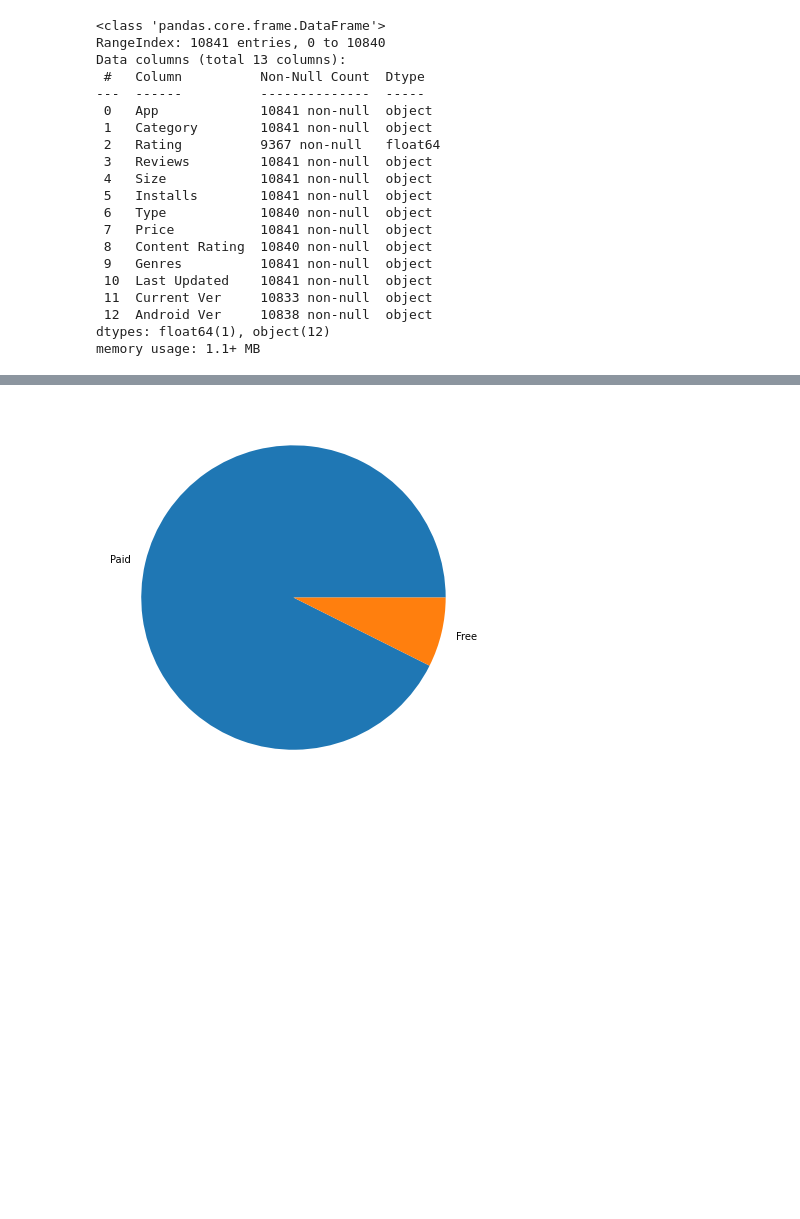
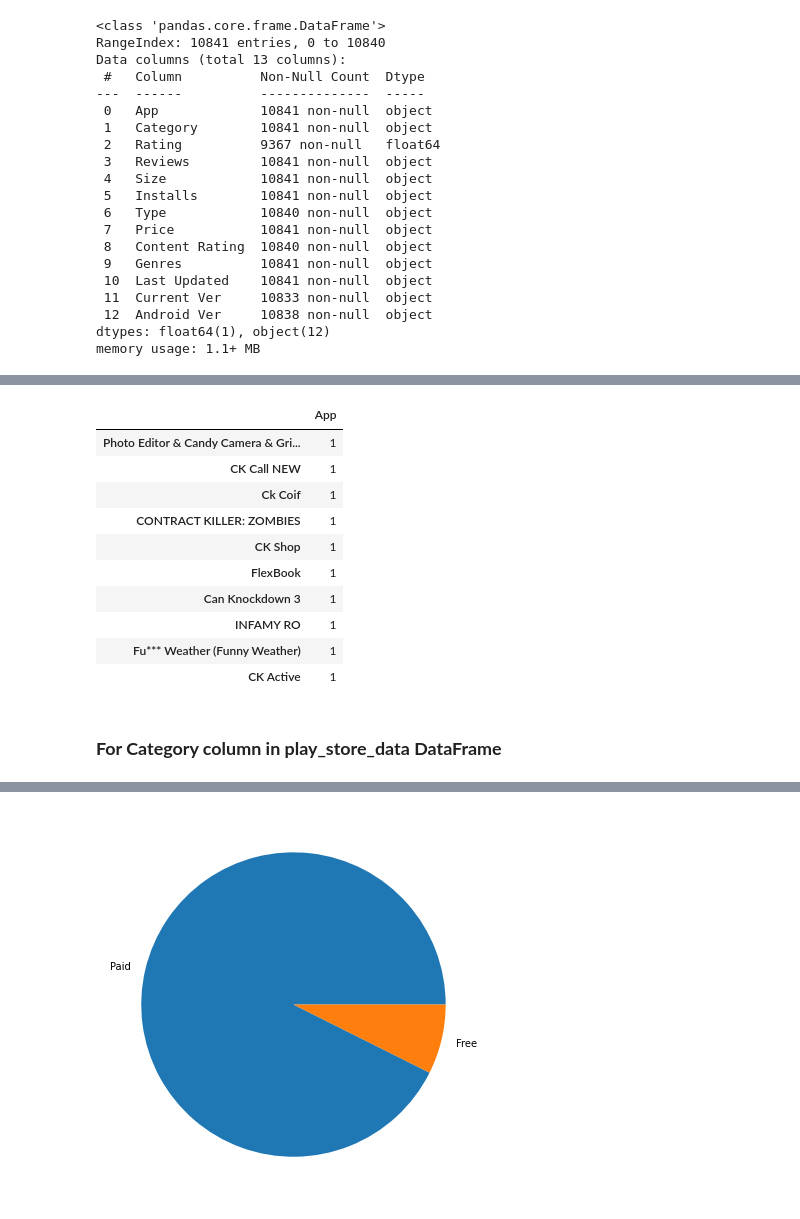
Before and after one commit to madhavimali/PlayStore_DataDigger, a Jupyter notebook: Play_Store_App_Review_Analysis_Capstone_Project.ipynb, the cells around one changed output, grey strips where cells are left out. Cells and saved outputs as stored; diff of their text form; code cells hidden in the pictures; blank space fills up the shorter version.

```diff
--- a/Play_Store_App_Review_Analysis_Capstone_Project.ipynb
+++ b/Play_Store_App_Review_Analysis_Capstone_Project.ipynb
@@ -204,0 +174,16 @@ Total number of application in user review data 30679
+# %%
+pd.DataFrame(play_store_data['App'].value_counts(ascending=True)).head(10)
+# %% [output]
+|  | App |
+| Photo Editor & Candy Camera & Gri... | 1 |
+| CK Call NEW | 1 |
+| Ck Coif | 1 |
+| CONTRACT KILLER: ZOMBIES | 1 |
+| CK Shop | 1 |
+| FlexBook | 1 |
+| Can Knockdown 3 | 1 |
+| INFAMY RO | 1 |
+| Fu*** Weather (Funny Weather) | 1 |
+| CK Active | 1 |
+# %% [markdown]
+### **For Category column in play_store_data DataFrame**
```
Also changed, not shown: parts of 71 cells of this notebook.
